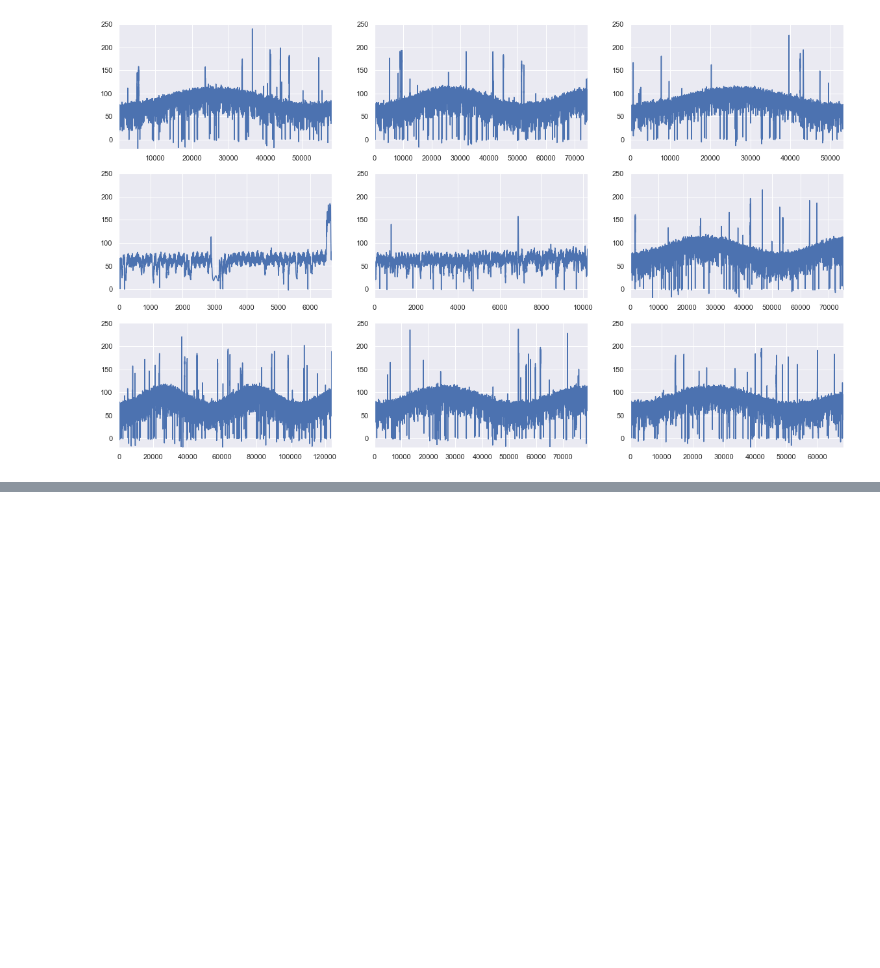
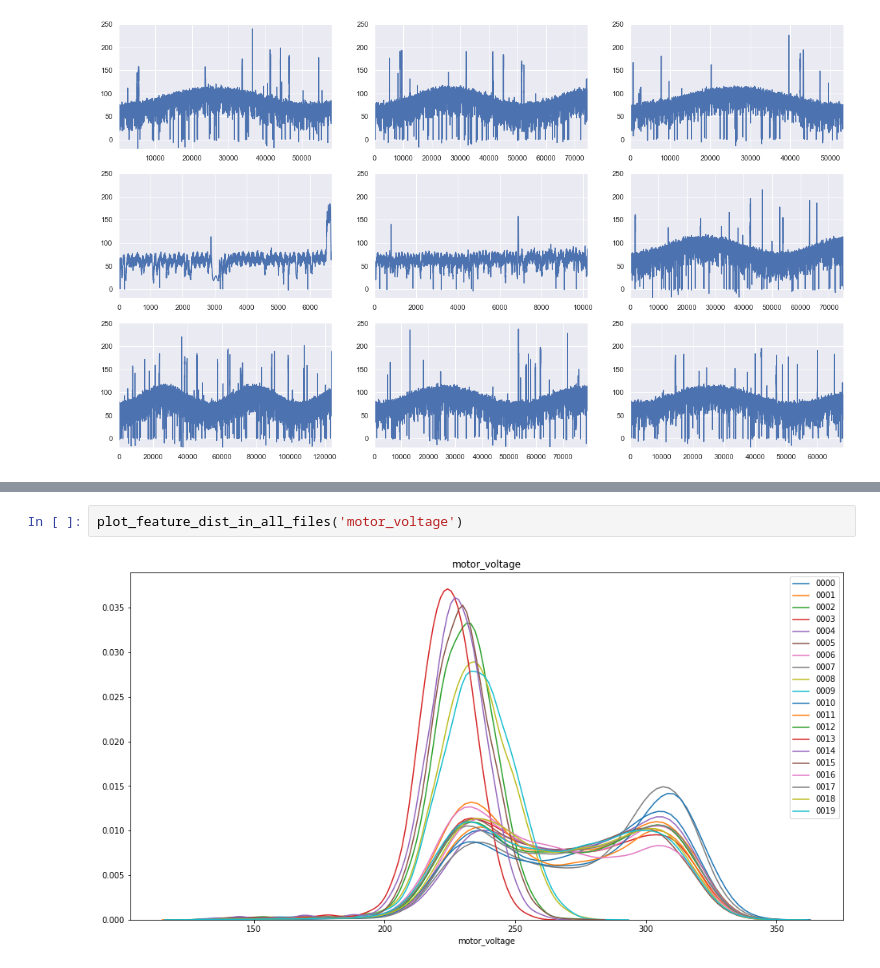
Before and after one commit to telenovelachuan/predictive_widget_maintenance, a Jupyter notebook: notebooks/feature visualization.ipynb, the cells around one changed output, grey strips where cells are left out. Drawn from its saved outputs; the diff is of its cells as text; blank space fills up the shorter version.

```diff
--- a/notebooks/feature visualization.ipynb
+++ b/notebooks/feature visualization.ipynb
@@ -79,0 +103,4 @@ peek_attributes_trend('inlet_temp', ylim_low=-20, ylim_high=250)
+# %%
+plot_feature_dist_in_all_files('motor_voltage')
+# %% [output]
+[figure, added]
```
Also changed, not shown: parts of 8 cells of this notebook, 3 other files.
